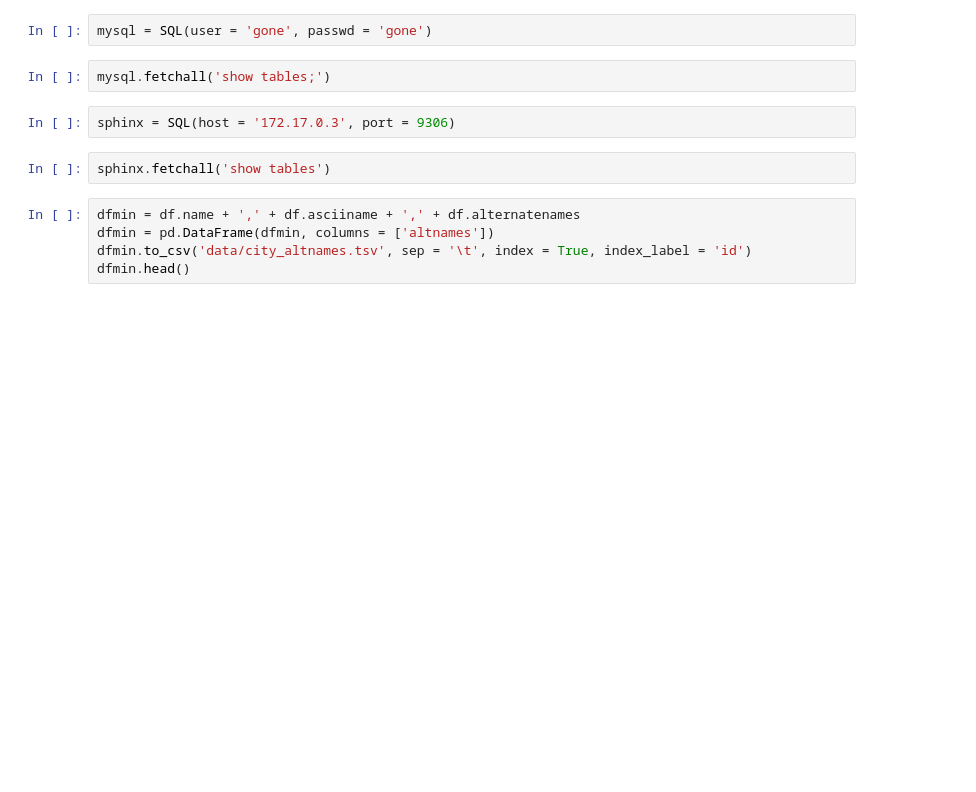
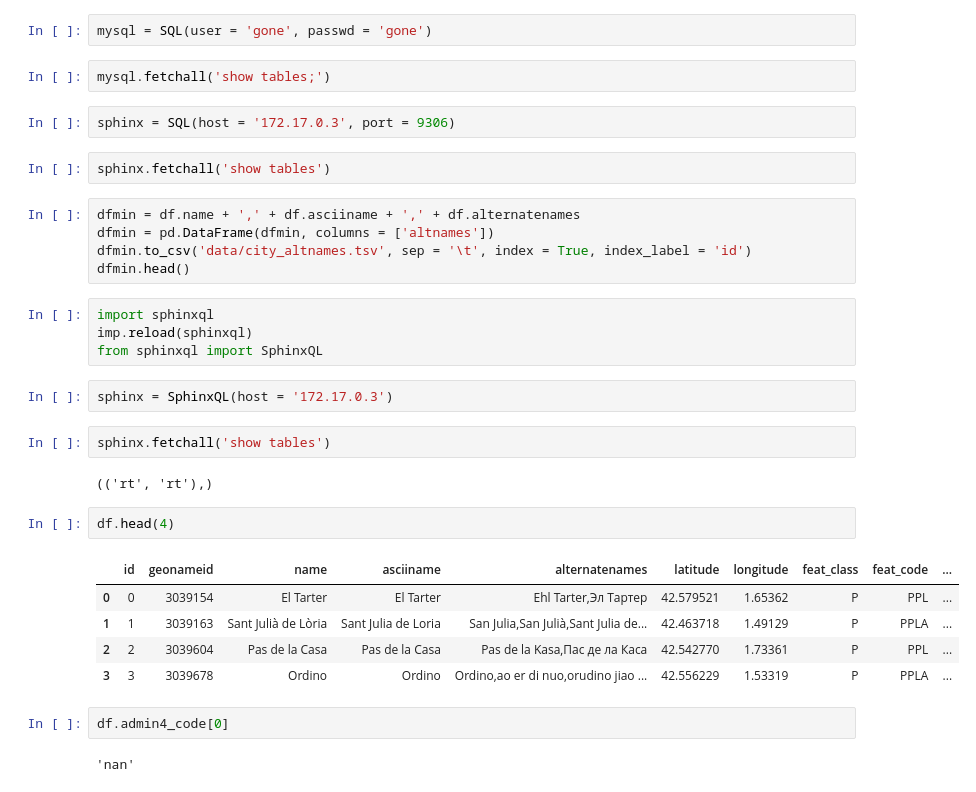
Before and after one commit to JoelBondurant/citysearch, a Jupyter notebook: src/citysearch.ipynb, the cells around one changed output. Saved outputs shown, nothing was run; the diff lists cells and outputs as text; blank space fills up the shorter version.

```diff
--- a/src/citysearch.ipynb
+++ b/src/citysearch.ipynb
@@ -288,3 +277,25 @@ dfmin = df.name + ',' + df.asciiname + ',' + df.alternatenames
 dfmin = pd.DataFrame(dfmin, columns = ['altnames'])
 dfmin.to_csv('data/city_altnames.tsv', sep = '\t', index = True, index_label = 'id')
 dfmin.head()
+# %%
+import sphinxql
+imp.reload(sphinxql)
+from sphinxql import SphinxQL
+# %%
+sphinx = SphinxQL(host = '172.17.0.3')
+# %%
+sphinx.fetchall('show tables')
+# %% [output]
+(('rt', 'rt'),)
+# %%
+df.head(4)
+# %% [output]
+|  | id | geonameid | name | asciiname | alternatenames | latitude | longitude | feat_class | feat_code | ... |
+| 0 | 0 | 3039154 | El Tarter | El Tarter | Ehl Tarter,Эл Тартер | 42.579521 | 1.65362 | P | PPL | ... |
+| 1 | 1 | 3039163 | Sant Julià de Lòria | Sant Julia de Loria | San Julia,San Julià,Sant Julia de... | 42.463718 | 1.49129 | P | PPLA | ... |
+| 2 | 2 | 3039604 | Pas de la Casa | Pas de la Casa | Pas de la Kasa,Пас де ла Каса | 42.542770 | 1.73361 | P | PPL | ... |
+| 3 | 3 | 3039678 | Ordino | Ordino | Ordino,ao er di nuo,orudino jiao ... | 42.556229 | 1.53319 | P | PPLA | ... |
+# %%
+df.admin4_code[0]
+# %% [output]
+'nan'
```
Also changed, not shown: parts of 4 cells of this notebook, 15 other files.
